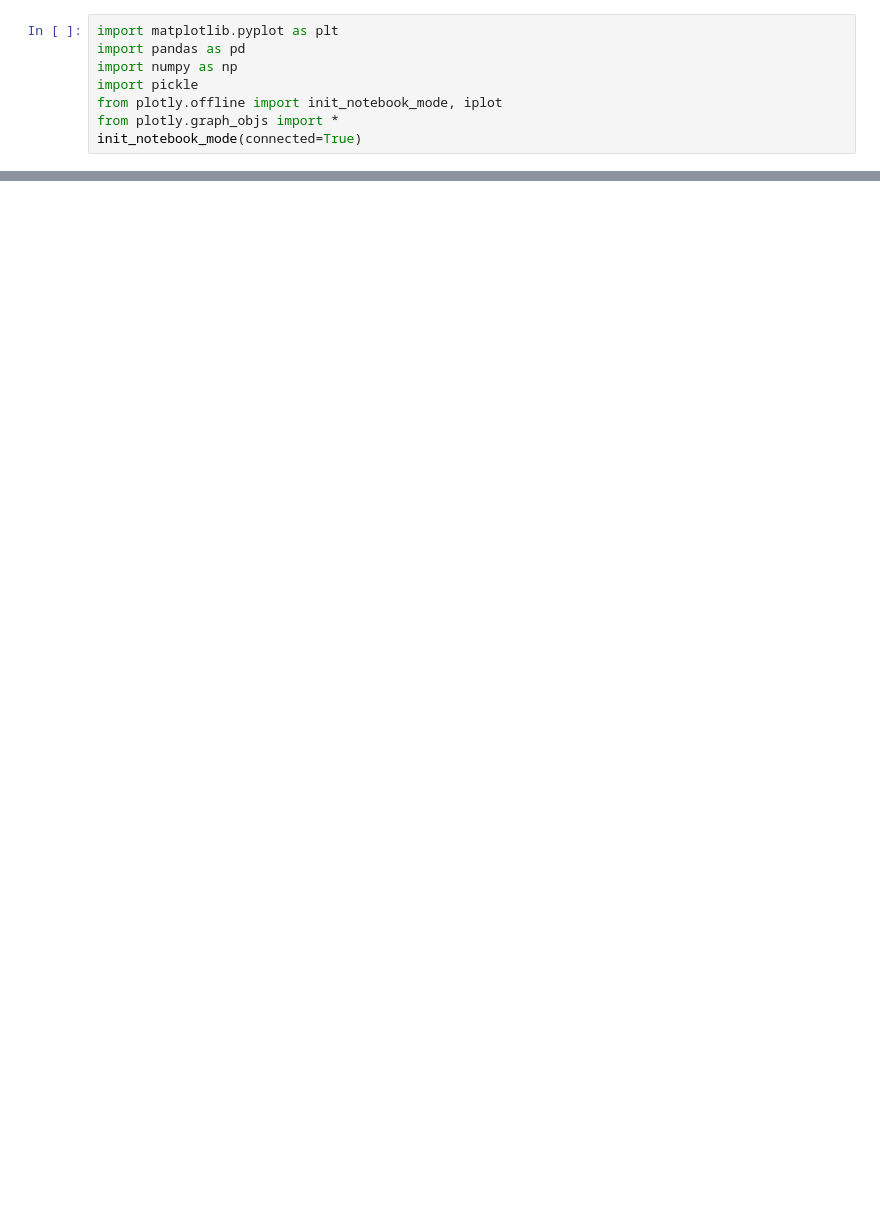
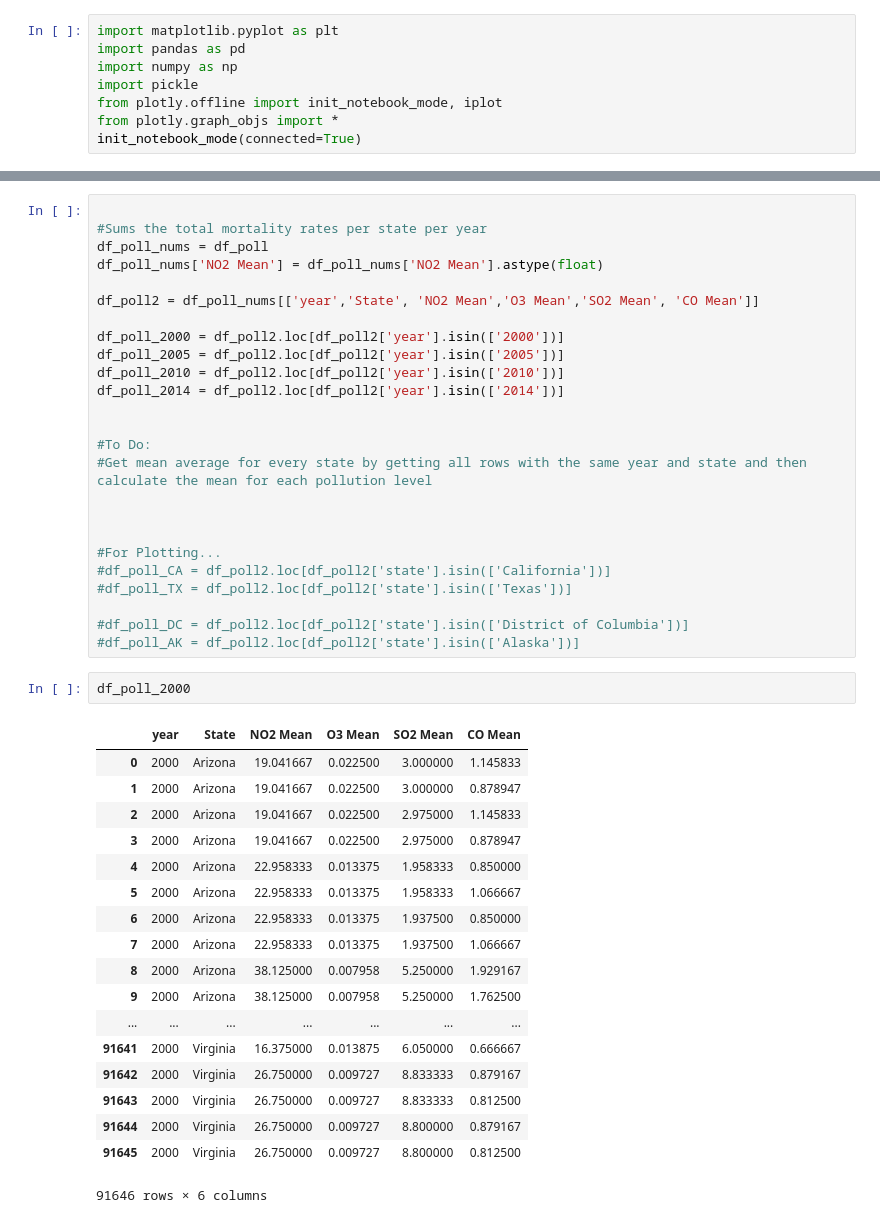
Before and after one commit to sangchoi93/US_Pollution, a Jupyter notebook: US_Pollution_Graphs.ipynb, the cells around one changed output, grey strips where cells are left out. Cells and saved outputs as stored; diff of their text form; blank space fills up the shorter version.

```diff
--- a/US_Pollution_Graphs.ipynb
+++ b/US_Pollution_Graphs.ipynb
@@ -153,0 +247,46 @@ iplot(fig, filename = '2010_Resp_Mortality')
+# %%
+
+#Sums the total mortality rates per state per year
+df_poll_nums = df_poll
+df_poll_nums['NO2 Mean'] = df_poll_nums['NO2 Mean'].astype(float)
+
+df_poll2 = df_poll_nums[['year','State', 'NO2 Mean','O3 Mean','SO2 Mean', 'CO Mean']]
+
+df_poll_2000 = df_poll2.loc[df_poll2['year'].isin(['2000'])]
+df_poll_2005 = df_poll2.loc[df_poll2['year'].isin(['2005'])]
+df_poll_2010 = df_poll2.loc[df_poll2['year'].isin(['2010'])]
+df_poll_2014 = df_poll2.loc[df_poll2['year'].isin(['2014'])]
+
+
+#To Do:
+#Get mean average for every state by getting all rows with the same year and state and then calculate the mean for each pollution level
+
+
+
+#For Plotting...
+#df_poll_CA = df_poll2.loc[df_poll2['state'].isin(['California'])]
+#df_poll_TX = df_poll2.loc[df_poll2['state'].isin(['Texas'])]
+
+#df_poll_DC = df_poll2.loc[df_poll2['state'].isin(['District of Columbia'])]
+#df_poll_AK = df_poll2.loc[df_poll2['state'].isin(['Alaska'])]
+# %%
+df_poll_2000
+# %% [output]
+|  | year | State | NO2 Mean | O3 Mean | SO2 Mean | CO Mean |
+| 0 | 2000 | Arizona | 19.041667 | 0.022500 | 3.000000 | 1.145833 |
+| 1 | 2000 | Arizona | 19.041667 | 0.022500 | 3.000000 | 0.878947 |
+| 2 | 2000 | Arizona | 19.041667 | 0.022500 | 2.975000 | 1.145833 |
+| 3 | 2000 | Arizona | 19.041667 | 0.022500 | 2.975000 | 0.878947 |
+| 4 | 2000 | Arizona | 22.958333 | 0.013375 | 1.958333 | 0.850000 |
+| 5 | 2000 | Arizona | 22.958333 | 0.013375 | 1.958333 | 1.066667 |
+| 6 | 2000 | Arizona | 22.958333 | 0.013375 | 1.937500 | 0.850000 |
+| 7 | 2000 | Arizona | 22.958333 | 0.013375 | 1.937500 | 1.066667 |
+| 8 | 2000 | Arizona | 38.125000 | 0.007958 | 5.250000 | 1.929167 |
+| 9 | 2000 | Arizona | 38.125000 | 0.007958 | 5.250000 | 1.762500 |
+| ... | ... | ... | ... | ... | ... | ... |
+| 91641 | 2000 | Virginia | 16.375000 | 0.013875 | 6.050000 | 0.666667 |
+| 91642 | 2000 | Virginia | 26.750000 | 0.009727 | 8.833333 | 0.879167 |
+| 91643 | 2000 | Virginia | 26.750000 | 0.009727 | 8.833333 | 0.812500 |
+| 91644 | 2000 | Virginia | 26.750000 | 0.009727 | 8.800000 | 0.879167 |
+| 91645 | 2000 | Virginia | 26.750000 | 0.009727 | 8.800000 | 0.812500 |
+91646 rows × 6 columns
```
Also changed, not shown: parts of 7 cells of this notebook.
